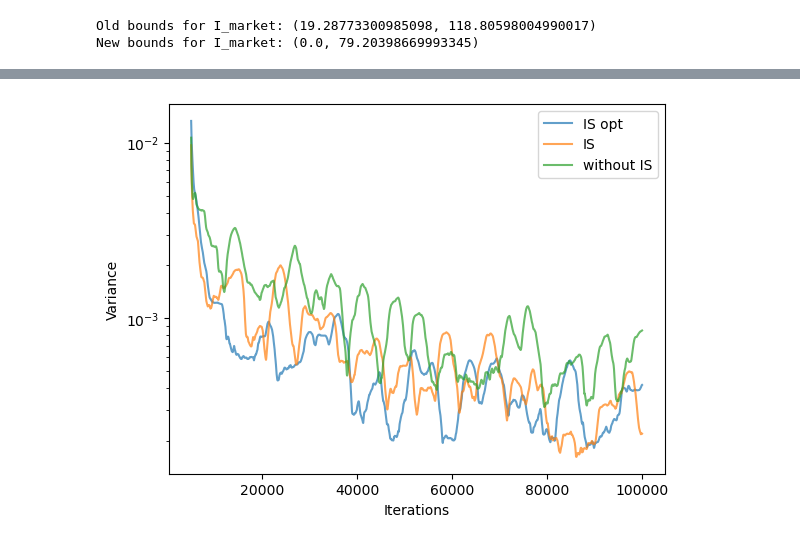
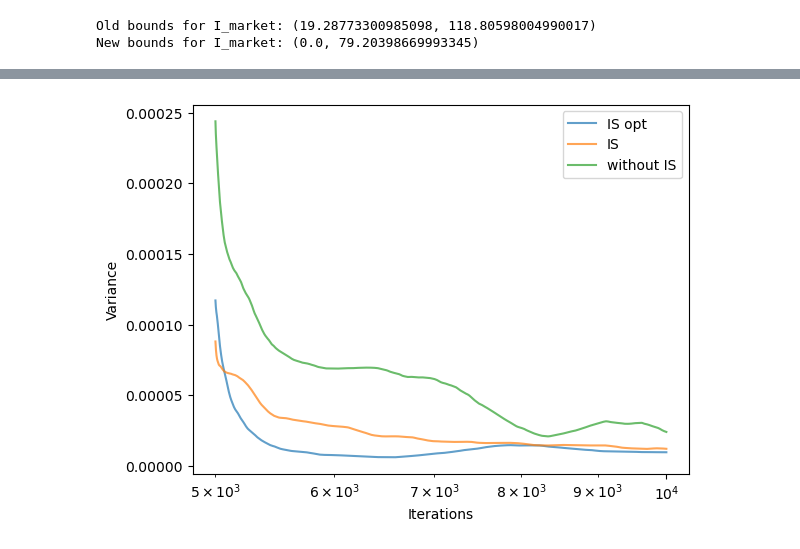
Before and after one commit to Drykx/Monte-Carlo-Project, a Jupyter notebook: EuropeanOptions.ipynb, the cells around one changed output, grey strips where cells are left out. Drawn from its saved outputs; the diff is of its cells as text; code cells hidden in the pictures.

Commit message:
q6 and q7 plots

```diff
--- a/EuropeanOptions.ipynb
+++ b/EuropeanOptions.ipynb
@@ -290,18 +357,10 @@ def RM_Asian_with_IS(n, N, rho, K, S0, T, r, r_tilde, I_market, m):
     return sigma_estim
 # %%
-n, N, rho = 10000, 1000, 0.5
+n, N, rho = None, 10, 0.6
 K, S0, T, r, I_market = 80, 100, 0.2, 0.05, 3
-r_tilde = -2
+r_tilde = -2.6
 m = 50
 
 sigmas_IS = RM_Asian_with_IS(n, N, rho, K, S0, T, r, r_tilde, I_market, m)
-plt.plot(range(21,n+1), sigmas_IS[20:], label="with IS")
-
-sigmas = RM_Asian(n, N, rho, K, S0, T, r, I_market, m)
-plt.plot(range(21,n+1), sigmas[20:], label="without IS")
-
-plt.xlabel('n')
-plt.xscale('log')
-plt.ylabel('sigma')
-plt.legend()
+sigmas = RM_Asian_with_Stopping(N, rho, K, S0, T, r, I_market, m)
 # %% [output]
@@ -319,7 +389,7 @@ def find_optimal_r_tilde(sigmas, S0, K, r, T, m, N):
     def g(eta, sigma, simulations):
         likelihood_ratios = w(simulations[:, -1], S0, sigma, r, eta, T)
 
-        avg_stock_prices = np.mean(simulations[:, 1:], axis=1)
+        avg_stock_prices = np.mean(simulations, axis=1)
         payoffs_squared = (np.exp(-r*T) * np.maximum(K - avg_stock_prices, 0))**2
         variance = np.mean(np.multiply(payoffs_squared, likelihood_ratios))
         return variance
@@ -369,21 +469,10 @@ def RM_Asian_with_IS_opt(n, N, rho, K, S0, T, r, I_market, m):
     return sigma_estim
 # %%
-n, N, rho = 10000, 1000, 0.5
+n, N, rho = 10**4, 10, 0.55
 K, S0, T, r, I_market = 80, 100, 0.2, 0.05, 3
-r_tilde = -2
+r_tilde = -2.6
 m = 50
 
 sigmas_IS_opt = RM_Asian_with_IS_opt(n, N, rho, K, S0, T, r, I_market, m)
-plt.plot(range(31,n+1), sigmas_IS_opt[30:], label="with IS opt", alpha=0.7)
-
 sigmas_IS = RM_Asian_with_IS(n, N, rho, K, S0, T, r, r_tilde, I_market, m)
-plt.plot(range(31,n+1), sigmas_IS[30:], label="with IS", alpha=0.7)
-
 sigmas = RM_Asian(n, N, rho, K, S0, T, r, I_market, m)
-plt.plot(range(31,n+1), sigmas[30:], label="without IS", alpha=0.7)
-
-plt.xscale('log')
-plt.xlabel('n')
-plt.ylabel('sigma')
-plt.yscale('log')
-plt.legend()
@@ -406,7 +504,7 @@ class VarianceAnalyzer:
     def calculate_std(self):
         if len(self.values) < 2:
             return None  # Variance is undefined with less than two values
-        return np.std(self.values, ddof=1)  # ddof=1 for unbiased variance estimation
+        return np.var(self.values, ddof=1)  # ddof=1 for unbiased variance estimation
 
 window_size = 5000
 variance_analyzer = VarianceAnalyzer(window_size)
@@ -415,15 +513,14 @@ variance_1 = [variance_analyzer.update(value) for value in sigmas_IS_opt]
 variance_2 = [variance_analyzer.update(value) for value in sigmas_IS]
 variance_3 = [variance_analyzer.update(value) for value in sigmas]
 # %%
-plt.plot(range(5000, n), variance_1[5000:], label='IS opt', alpha=0.7)
-plt.plot(range(5000, n), variance_2[5000:], label='IS', alpha=0.7)
-plt.plot(range(5000, n), variance_3[5000:], label='without IS', alpha=0.7)
+plt.plot(range(window_size, len(variance_1)), variance_1[window_size:], label='IS opt', alpha=0.7)
+plt.plot(range(window_size, len(variance_2)), variance_2[window_size:], label='IS', alpha=0.7)
+plt.plot(range(window_size, len(variance_3)), variance_3[window_size:], label='without IS', alpha=0.7)
 
 plt.xlabel('Iterations')
 plt.ylabel('Variance')
-# plt.xscale('log')
-plt.yscale('log')
+plt.xscale('log')
 plt.legend()
 plt.show()
 # %% [output]
-[figure, old version]
+[figure, new version]
```
Also changed, not shown: parts of 9 cells of this notebook, 2 other files.
